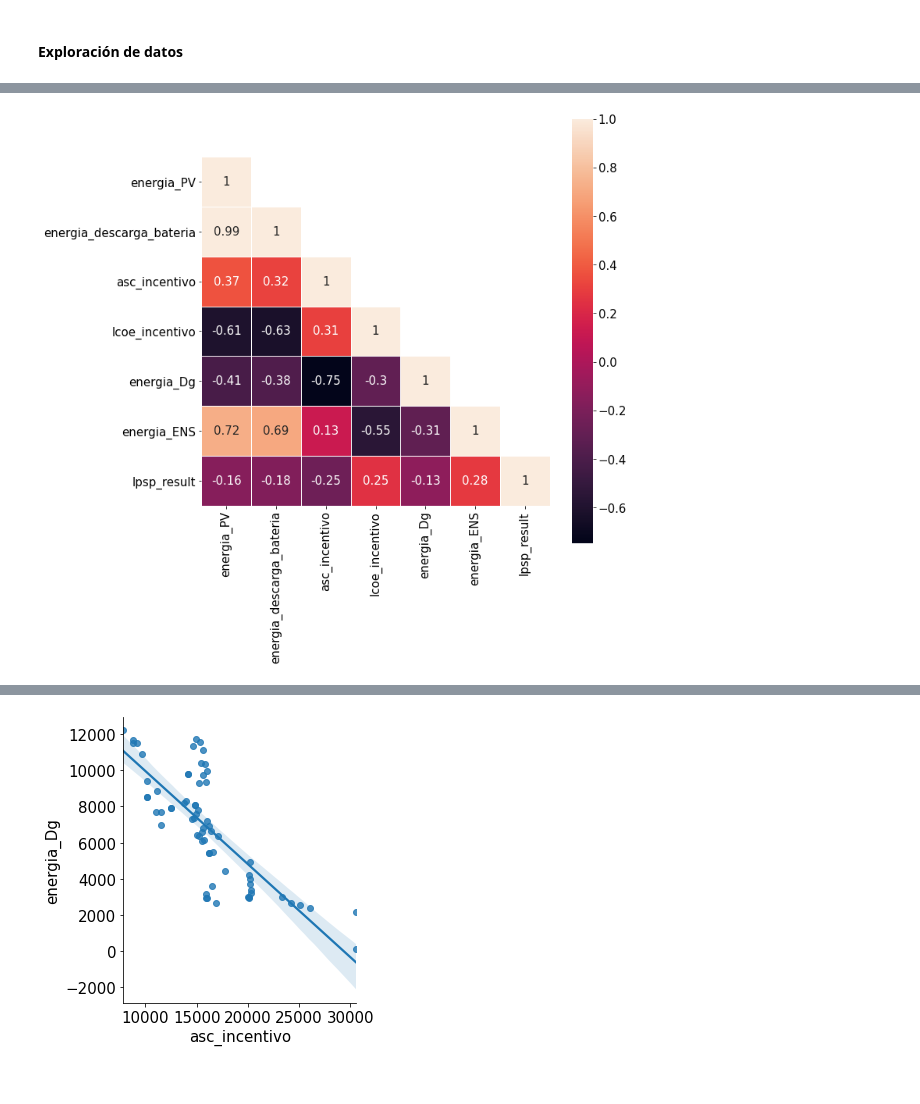
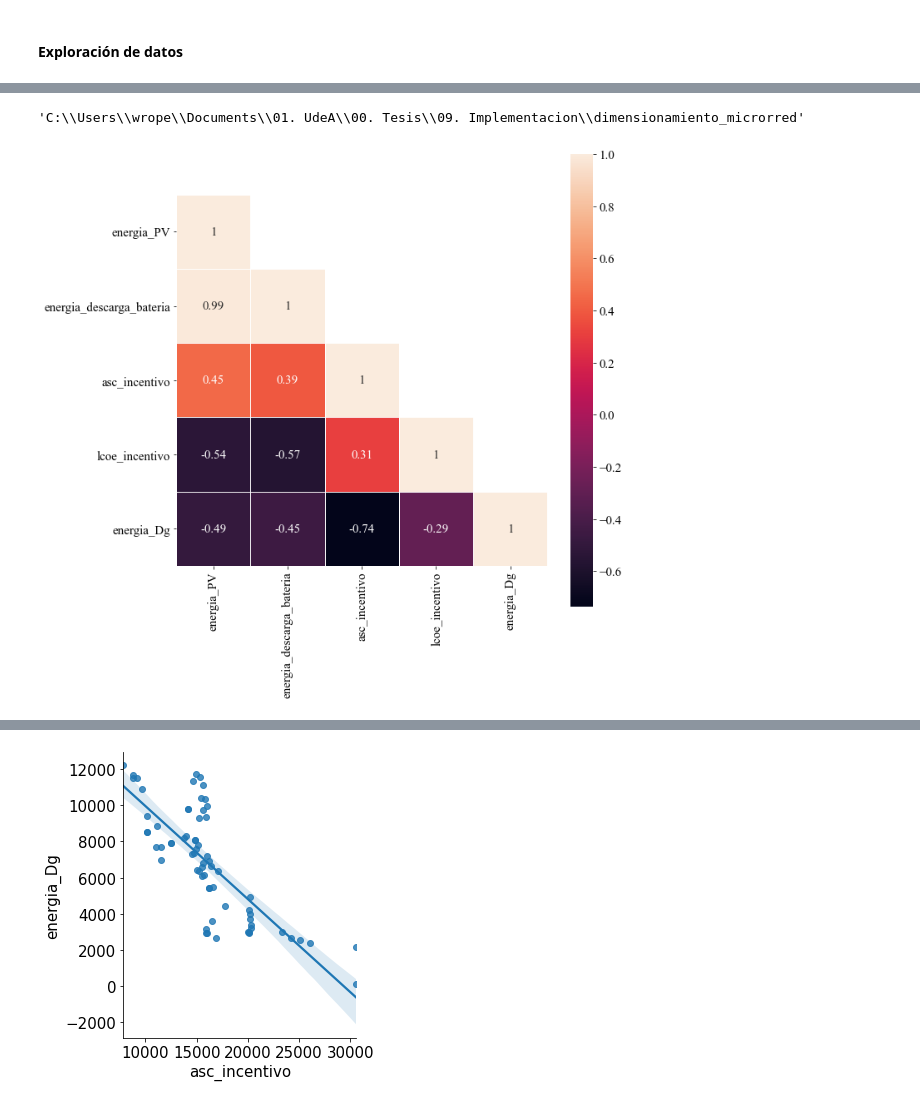
Before and after one commit to WRopero/dimensionamiento_microrred, a Jupyter notebook: preguntas_investigacion.ipynb, the cells around one changed output, grey strips where cells are left out. Cells and saved outputs as stored; diff of their text form; code cells hidden in the pictures.

```diff
--- a/preguntas_investigacion.ipynb
+++ b/preguntas_investigacion.ipynb
@@ -52,7 +74,7 @@ df4 = conexion_bd(sql="""select id_simulacion, energia_PV, energia_Dg,
                         p_bat_dg from resultados""",
                   database='result_op__.db',
                   update=False)
-df0 = pd.concat([df3, df4]).drop_duplicates().reset_index(drop=True)
+df0 = pd.concat([df3, df4]).reset_index(drop=True)
 # %%
 df0 = df0.groupby('id_simulacion').sum().reset_index()
 # %%
@@ -89,0 +102,2 @@ Index(['id_simulacion', 'n_pv', 'n_dg', 'p_dg', 'min_dg', 'efi_dg', 'lpsp',
+# %%
+df_analisis['energy_dg'] = df_analisis['p_bat_dg'] +df_analisis['energia_Dg']
@@ -90,18 +161,26 @@ Index(['id_simulacion', 'n_pv', 'n_dg', 'p_dg', 'min_dg', 'efi_dg', 'lpsp',
+# %%
+import os
+os.getcwd()
+# %% [output]
+'C:\\Users\\wrope\\Documents\\01. UdeA\\00. Tesis\\09. Implementacion\\dimensionamiento_microrred'
 # %%
 corrMatrix = df_analisis.query('optimizacion=="optimal" ')[[
     'energia_PV', 'energia_descarga_bateria',
-    'asc_incentivo', 'lcoe_incentivo', 'energia_Dg', 'energia_ENS','lpsp_result'
-]].corr()
+    'asc_incentivo', 'lcoe_incentivo', 'energia_Dg']].corr()
 
 lower_triang_df = corrMatrix.where(np.tril(np.ones(corrMatrix.shape)).astype(np.bool))
 
 plt.figure(figsize=(10, 10))
-plt.rcParams.update({'font.size': 15})
+plt.rcParams.update({'font.size': 15,'font.family':'Times New Roman'})
+
+
+
+
 sns.heatmap(lower_triang_df,
             annot=True,
             annot_kws={"size": 15},
             square=True,
             linewidths=.5)
 plt.show()
 # %% [output]
-[figure, old version]
+[figure, new version]
```
Also changed, not shown: parts of 9 cells of this notebook, 6 other files.
